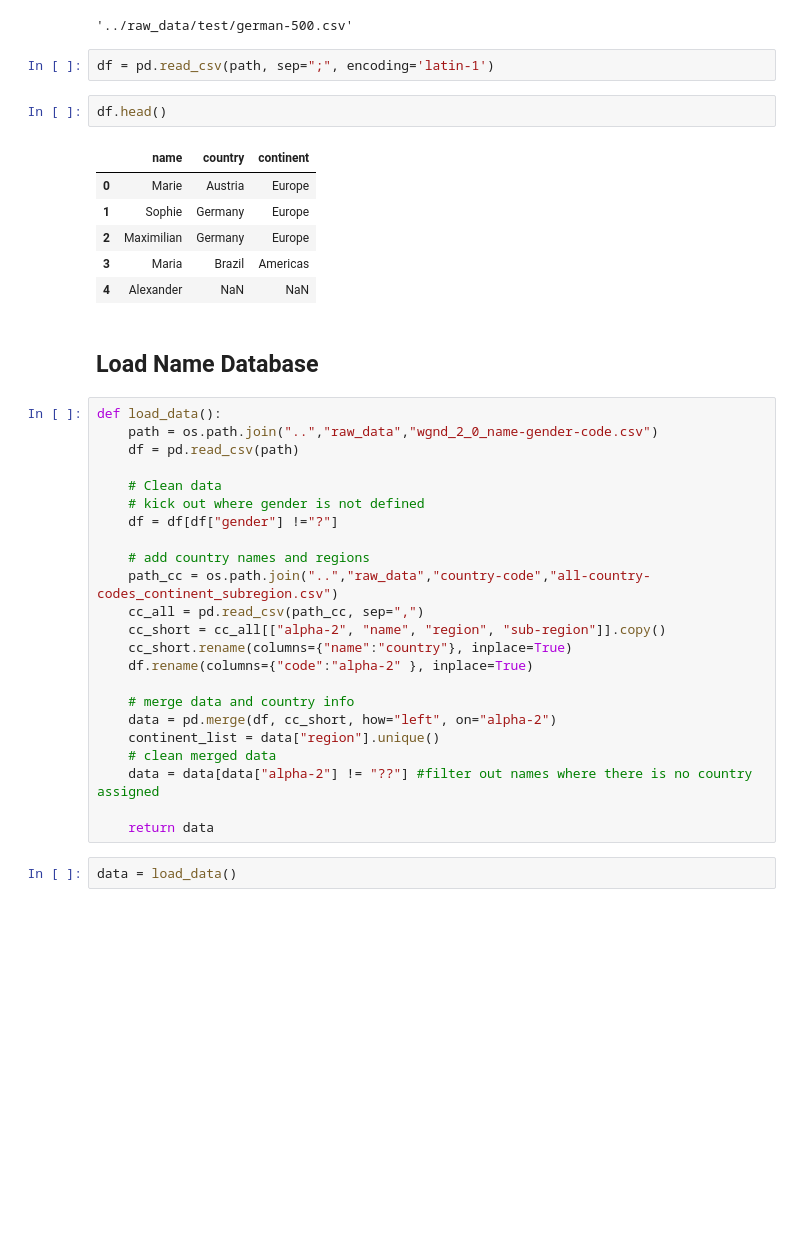
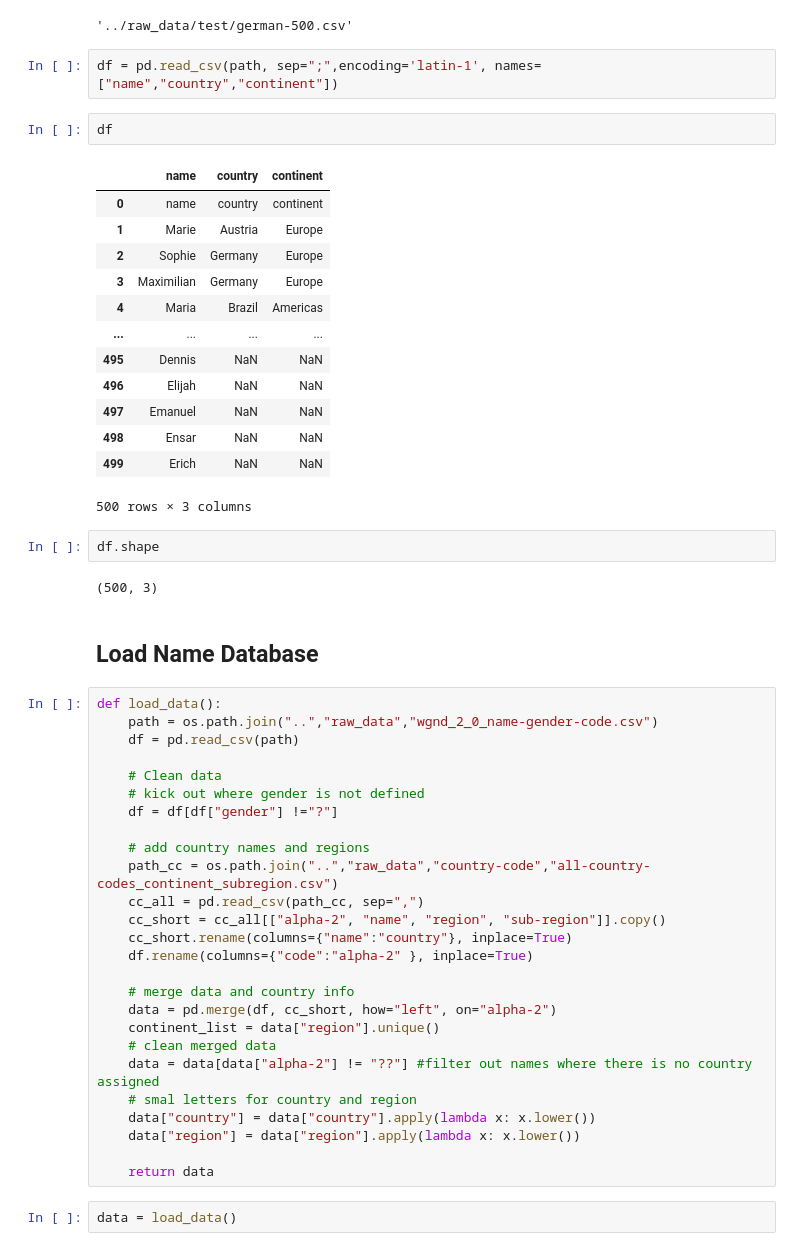
Before and after one commit to 8-pepe/gender, a Jupyter notebook: notebooks/gender-csv.ipynb, the cells around one changed output. Saved outputs shown, nothing was run; the diff lists cells and outputs as text; blank space fills up the shorter version.

```diff
--- a/notebooks/gender-csv.ipynb
+++ b/notebooks/gender-csv.ipynb
@@ -15,16 +15,27 @@ path
 # %% [output]
 '../raw_data/test/german-500.csv'
 # %%
-df = pd.read_csv(path, sep=";", encoding='latin-1')
+df = pd.read_csv(path, sep=";",encoding='latin-1', names=["name","country","continent"])
 # %%
-df.head()
+df
 # %% [output]
 |  | name | country | continent |
-| 0 | Marie | Austria | Europe |
-| 1 | Sophie | Germany | Europe |
-| 2 | Maximilian | Germany | Europe |
-| 3 | Maria | Brazil | Americas |
-| 4 | Alexander | NaN | NaN |
+| 0 | name | country | continent |
+| 1 | Marie | Austria | Europe |
+| 2 | Sophie | Germany | Europe |
+| 3 | Maximilian | Germany | Europe |
+| 4 | Maria | Brazil | Americas |
+| ... | ... | ... | ... |
+| 495 | Dennis | NaN | NaN |
+| 496 | Elijah | NaN | NaN |
+| 497 | Emanuel | NaN | NaN |
+| 498 | Ensar | NaN | NaN |
+| 499 | Erich | NaN | NaN |
+500 rows × 3 columns
+# %%
+df.shape
+# %% [output]
+(500, 3)
 # %% [markdown]
 ## Load Name Database
 # %%
@@ -48,6 +59,9 @@ def load_data():
     continent_list = data["region"].unique()
     # clean merged data
     data = data[data["alpha-2"] != "??"] #filter out names where there is no country assigned
+    # smal letters for country and region
+    data["country"] = data["country"].apply(lambda x: x.lower())
+    data["region"] = data["region"].apply(lambda x: x.lower())
 
     return data
 # %%
```
Also changed, not shown: parts of 44 cells of this notebook, 5 other files.
